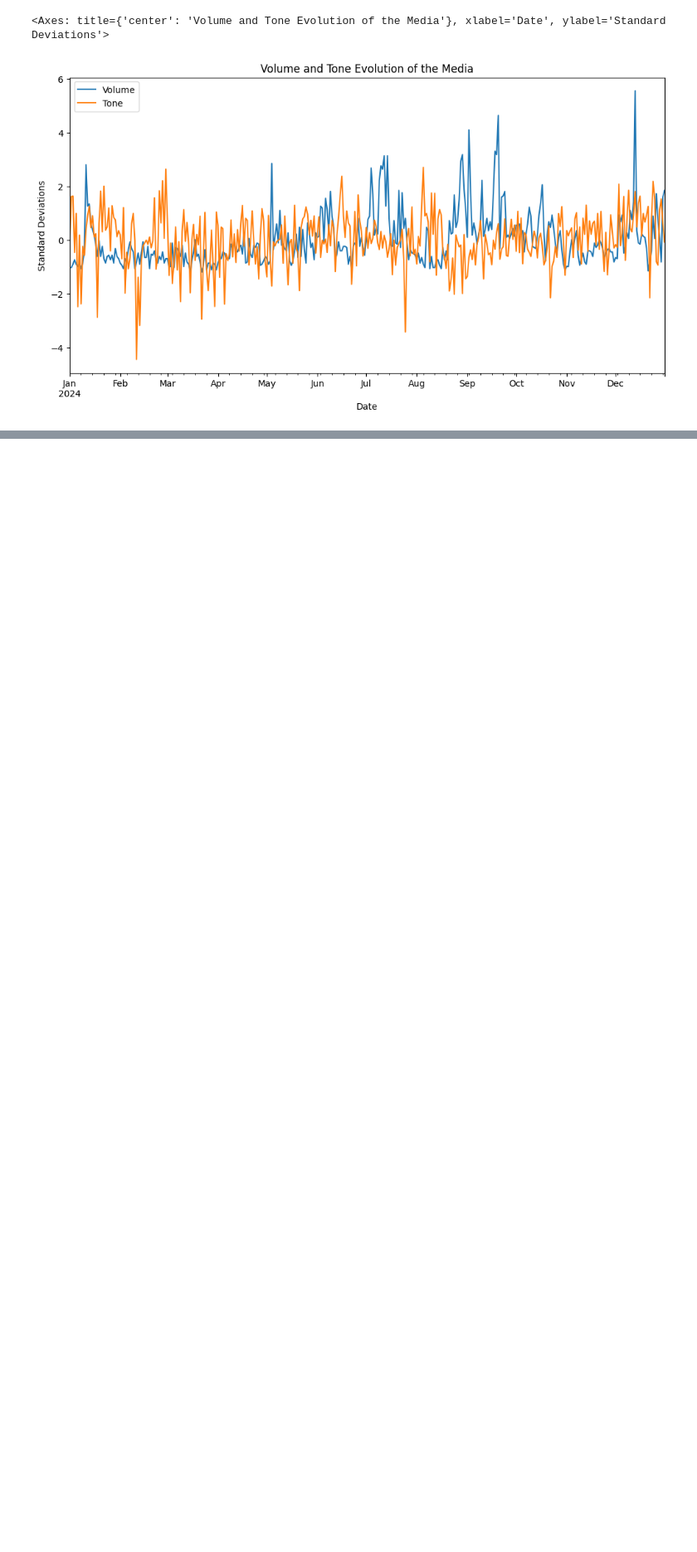
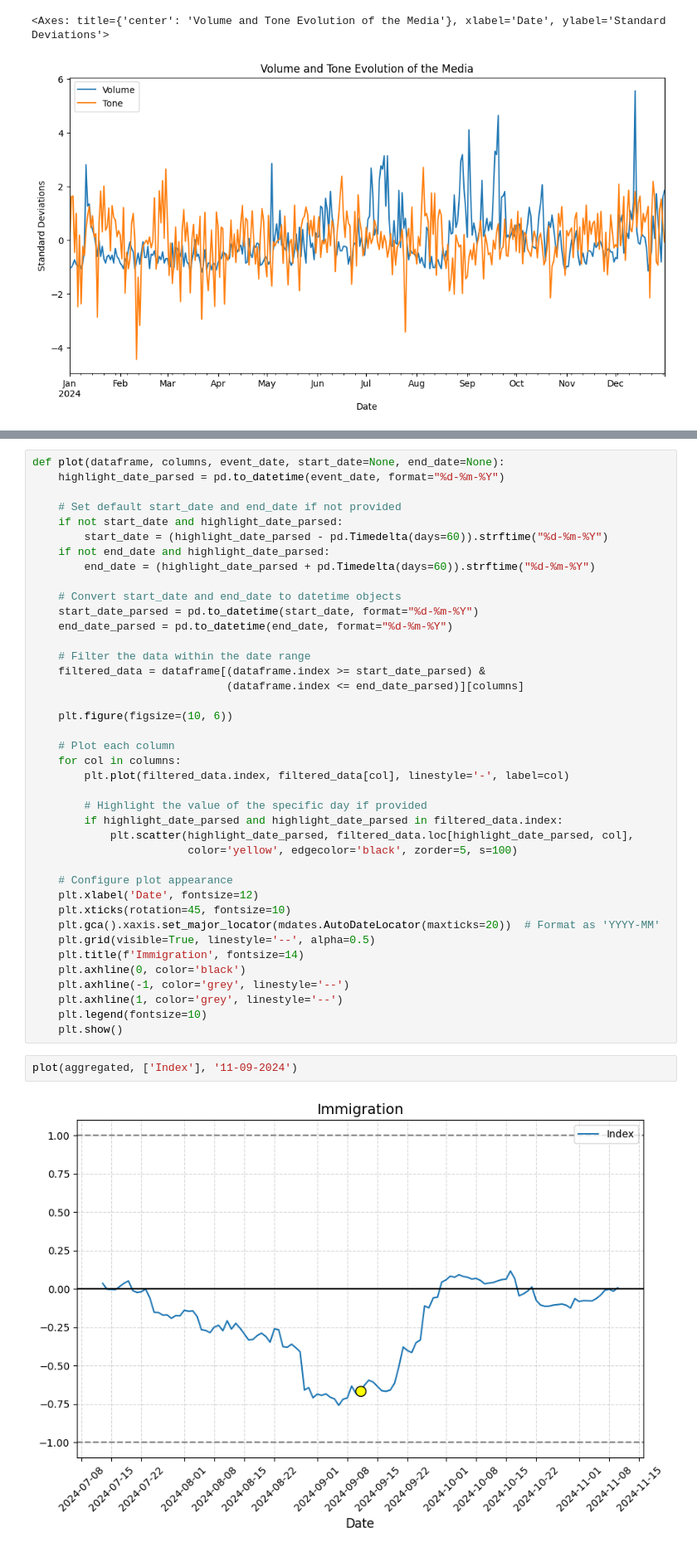
Before and after one commit to carmenpelayo/GDELTScrapper, a Jupyter notebook: GDELT_API.ipynb, the cells around one changed output, grey strips where cells are left out. Shown at 83% size. Saved outputs shown, nothing was run; the diff lists cells and outputs as text; blank space fills up the shorter version.

```diff
--- a/GDELT_API.ipynb
+++ b/GDELT_API.ipynb
@@ -151,0 +156,44 @@ indicator.plot(figsize=(12, 6), title='Society Behavior', ylabel='Standard Devia
+# %%
+def plot(dataframe, columns, event_date, start_date=None, end_date=None):
+    highlight_date_parsed = pd.to_datetime(event_date, format="%d-%m-%Y")
+
+    # Set default start_date and end_date if not provided
+    if not start_date and highlight_date_parsed:
+        start_date = (highlight_date_parsed - pd.Timedelta(days=60)).strftime("%d-%m-%Y")
+    if not end_date and highlight_date_parsed:
+        end_date = (highlight_date_parsed + pd.Timedelta(days=60)).strftime("%d-%m-%Y")
+
+    # Convert start_date and end_date to datetime objects
+    start_date_parsed = pd.to_datetime(start_date, format="%d-%m-%Y")
+    end_date_parsed = pd.to_datetime(end_date, format="%d-%m-%Y")
+
+    # Filter the data within the date range
+    filtered_data = dataframe[(dataframe.index >= start_date_parsed) &
+                              (dataframe.index <= end_date_parsed)][columns]
+
+    plt.figure(figsize=(10, 6))
+
+    # Plot each column
+    for col in columns:
+        plt.plot(filtered_data.index, filtered_data[col], linestyle='-', label=col)
+
+        # Highlight the value of the specific day if provided
+        if highlight_date_parsed and highlight_date_parsed in filtered_data.index:
+            plt.scatter(highlight_date_parsed, filtered_data.loc[highlight_date_parsed, col],
+                        color='yellow', edgecolor='black', zorder=5, s=100)
+
+    # Configure plot appearance
+    plt.xlabel('Date', fontsize=12)
+    plt.xticks(rotation=45, fontsize=10)
+    plt.gca().xaxis.set_major_locator(mdates.AutoDateLocator(maxticks=20))  # Format as 'YYYY-MM'
+    plt.grid(visible=True, linestyle='--', alpha=0.5)
+    plt.title(f'Immigration', fontsize=14)
+    plt.axhline(0, color='black')
+    plt.axhline(-1, color='grey', linestyle='--')
+    plt.axhline(1, color='grey', linestyle='--')
+    plt.legend(fontsize=10)
+    plt.show()
+# %%
+plot(aggregated, ['Index'], '11-09-2024')
+# %% [output]
+[figure, added]
```
Also changed, not shown: parts of 9 cells of this notebook.
